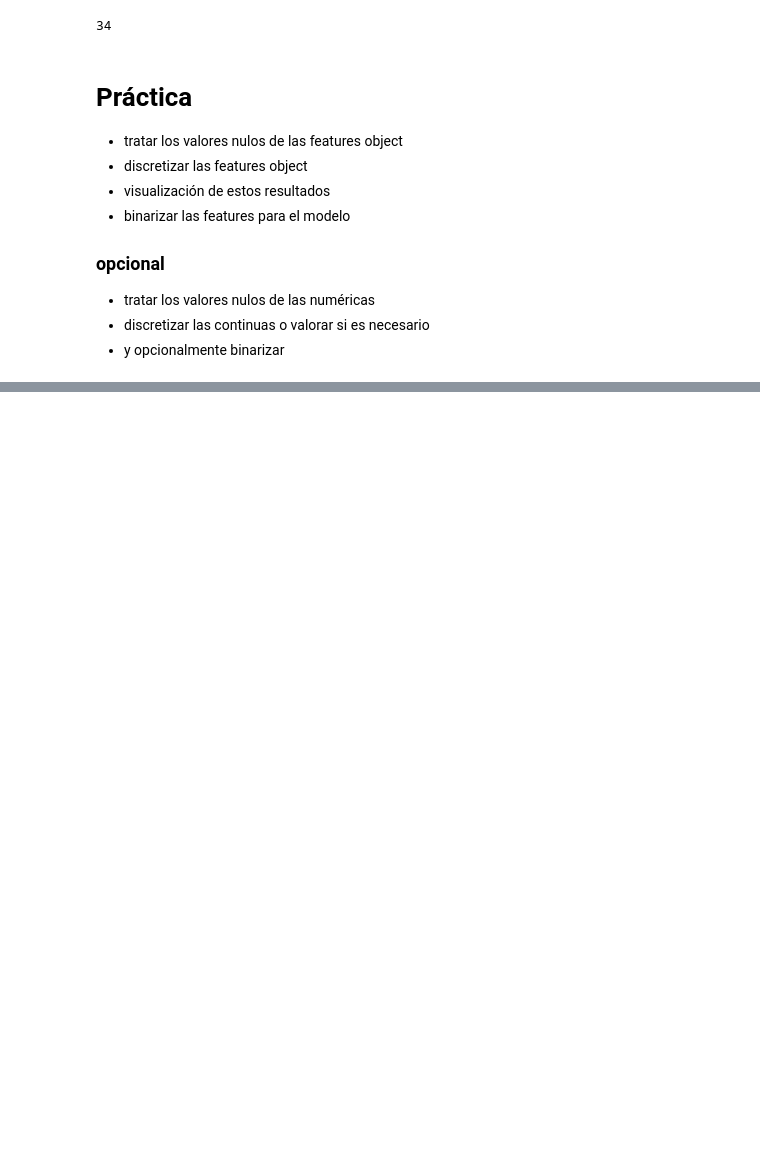
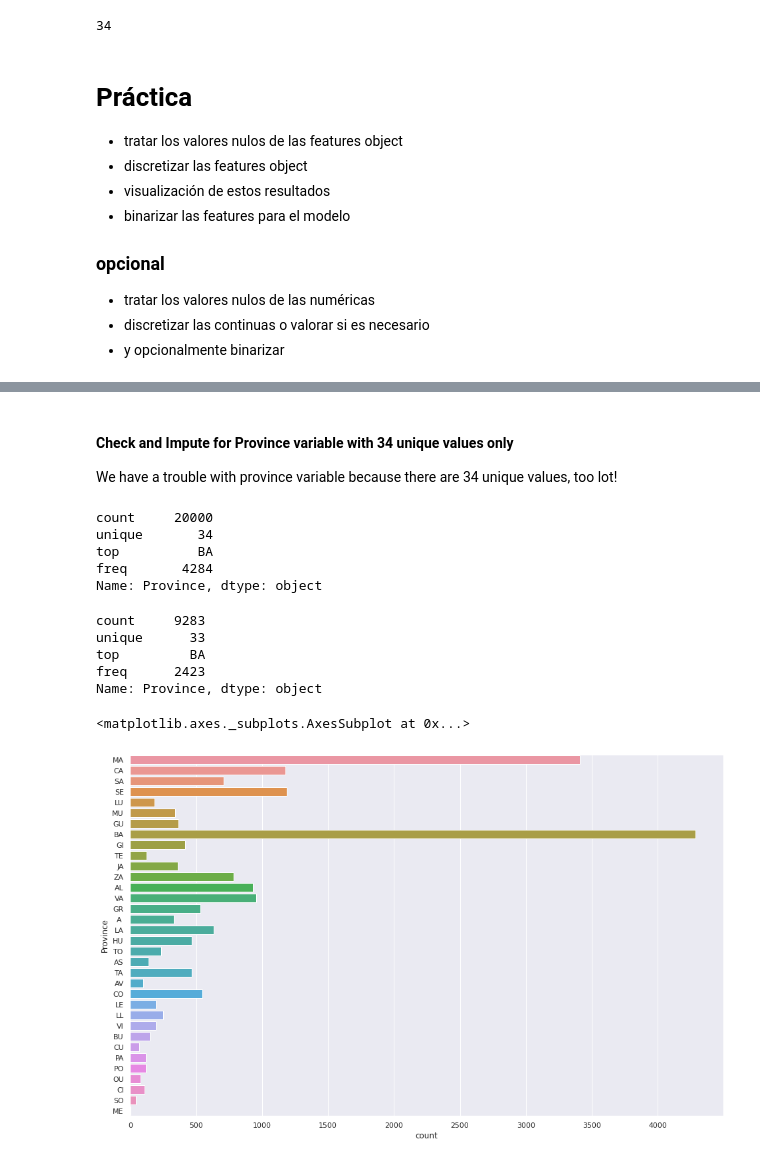
Before and after one commit to ricardocarreras/Bootcamp_DataScience_student, a Jupyter notebook: 01_Building_OptimalPremiumModel_primera_parte.ipynb, the cells around one changed output, grey strips where cells are left out. Cells and saved outputs as stored; diff of their text form; code cells hidden in the pictures; blank space fills up the shorter version.

```diff
--- a/01_Building_OptimalPremiumModel_primera_parte.ipynb
+++ b/01_Building_OptimalPremiumModel_primera_parte.ipynb
@@ -562,0 +809,4 @@ data_1.Province.nunique()
+# %%
+#data_1 = pd.read_csv("df_eda_1.csv")
+#data_2 = pd.read_csv("df_eda_2.csv")
+dataset = [data_1, data_2]
@@ -562,0 +1112,4 @@ data_1.Province.nunique()
+# %%
+# We can transform that variables in categorical and impute missing values as NC = Not Client
+dataset[0]['Number of Semesters Paid'] = dataset[0]['Number of Semesters Paid'].cat.add_categories('NC')
+dataset[0]['Number of Semesters Paid'].value_counts(dropna=False)
@@ -562,0 +1124,3 @@ data_1.Province.nunique()
+# %%
+# Impute na values with NotClient value
+dataset[0]['Number of Semesters Paid'].fillna("NC", inplace=True)
@@ -562,0 +1150,6 @@ data_1.Province.nunique()
+# %%
+dataset[0]['Number of Semesters Paid'] = dataset[0]['Number of Semesters Paid'].map( {0.0: "Zero",
+                                             1.5: "OneFive",
+                                            3.0: "Three",
+                                            4.5:"FourFive",
+                                            "NC":"NotClient"} ).astype('category')
@@ -562,0 +1666,30 @@ data_1.Province.nunique()
+# %% [markdown]
+#### Check and Impute for Province variable with 34 unique values only
+
+We have a trouble with province variable because there are 34 unique values, too lot!
+# %%
+# Same above for Province
+# Check basic stats for both datasets
+dataset[0]['Province'].describe()
+# %% [output]
+count     20000
+unique       34
+top          BA
+freq       4284
+Name: Province, dtype: object
+# %%
+dataset[1]['Province'].describe()
+# %% [output]
+count     9283
+unique      33
+top         BA
+freq      2423
+Name: Province, dtype: object
+# %%
+# Check the distribution
+sns.set(style="darkgrid")
+f, ax = plt.subplots(figsize=(16, 10))
+sns.countplot(y="Province", data=dataset[0])
+# %% [output]
+<matplotlib.axes._subplots.AxesSubplot at 0x...>
+[figure, added]
```
Also changed, not shown: parts of 337 cells of this notebook.
